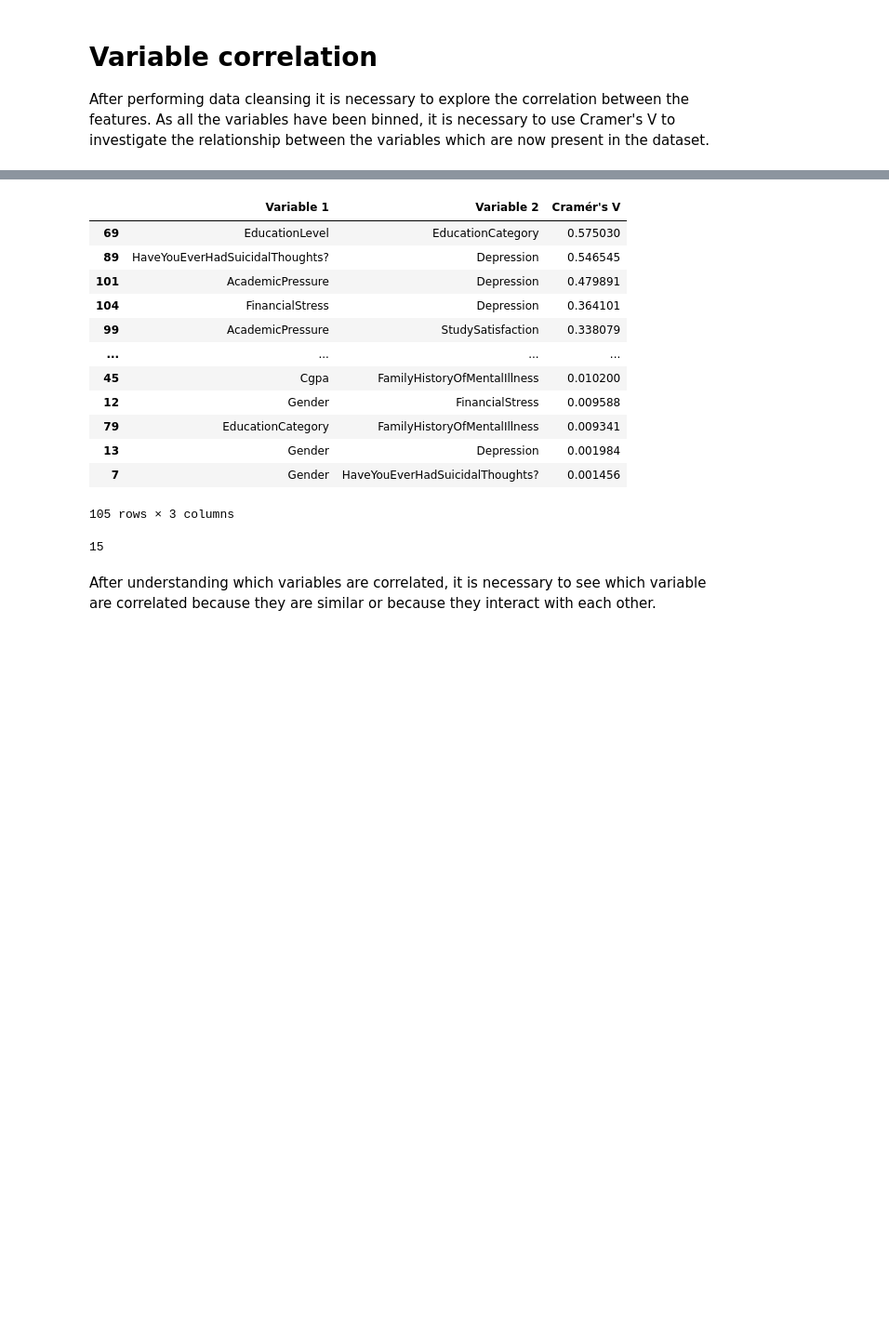
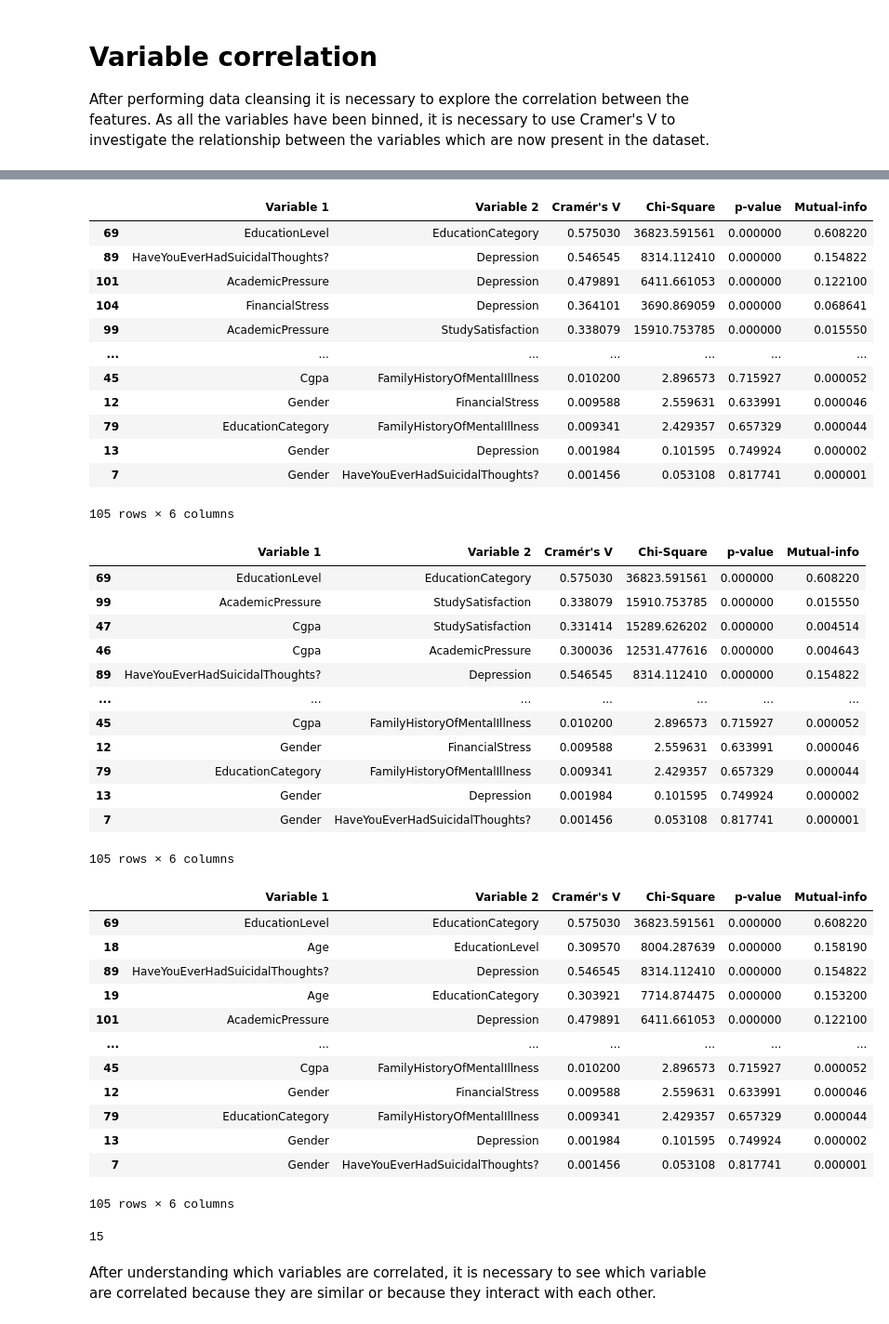
Before and after one commit to Shardyne/faikr3-project, a Jupyter notebook: Gio/data_preparation_gio.ipynb, the cells around one changed output, grey strips where cells are left out. Shown at 93% size. Drawn from its saved outputs; the diff is of its cells as text; code cells hidden in the pictures; blank space fills up the shorter version.

Commit message:
Addes chi-square + mutual_info

```diff
--- a/Gio/data_preparation_gio.ipynb
+++ b/Gio/data_preparation_gio.ipynb
@@ -473,33 +492,71 @@ After performing data cleansing it is necessary to explore the correlation betwe
 # %%
 from scipy.stats.contingency import association
+from scipy.stats import chi2_contingency
 import pandas as pd
 import itertools
+from sklearn.feature_selection import mutual_info_classif
 
 # store the values for cramer's V
-cramer=pd.DataFrame({'Variable 1':[], 'Variable 2':[], "Cramér's V":[]})
+cramer=pd.DataFrame({
+    'Variable 1':[], 'Variable 2':[],
+    "Cramér's V":[],
+    "Chi-Square":[],
+    "p-value":[],
+    "Mutual-info":[]
+})
 
 # Compute Cramer’s V recursively for all the columns
 for col1, col2 in itertools.combinations(df_final.columns, 2):
     cont_table=pd.crosstab(df_final[col1], df_final[col2])
     cram_v=association(cont_table, method='cramer')
-    cramer.loc[len(cramer)]=[col1, col2, cram_v]
+    chi2, p, dof, expected = chi2_contingency(cont_table)
+    mi = mutual_info_classif(df_final[[col1]], df_final[col2], discrete_features=True)
+    cramer.loc[len(cramer)]=[col1, col2, cram_v, chi2, p, mi[0]]
 
 display(cramer.sort_values(by="Cramér's V", ascending=False))
+display(cramer.sort_values(by="Chi-Square", ascending=False))
+display(cramer.sort_values(by="Mutual-info", ascending=False))
 print(len(cramer[cramer["Cramér's V"]>=0.15]))
 # %% [output]
-|  | Variable 1 | Variable 2 | Cramér's V |
-| 69 | EducationLevel | EducationCategory | 0.575030 |
-| 89 | HaveYouEverHadSuicidalThoughts? | Depression | 0.546545 |
-| 101 | AcademicPressure | Depression | 0.479891 |
-| 104 | FinancialStress | Depression | 0.364101 |
-| 99 | AcademicPressure | StudySatisfaction | 0.338079 |
-| ... | ... | ... | ... |
-| 45 | Cgpa | FamilyHistoryOfMentalIllness | 0.010200 |
-| 12 | Gender | FinancialStress | 0.009588 |
-| 79 | EducationCategory | FamilyHistoryOfMentalIllness | 0.009341 |
-| 13 | Gender | Depression | 0.001984 |
-| 7 | Gender | HaveYouEverHadSuicidalThoughts? | 0.001456 |
+|  | Variable 1 | Variable 2 | Cramér's V | Chi-Square | p-value | Mutual-info |
+| 69 | EducationLevel | EducationCategory | 0.575030 | 36823.591561 | 0.000000 | 0.608220 |
+| 89 | HaveYouEverHadSuicidalThoughts? | Depression | 0.546545 | 8314.112410 | 0.000000 | 0.154822 |
+| 101 | AcademicPressure | Depression | 0.479891 | 6411.661053 | 0.000000 | 0.122100 |
+| 104 | FinancialStress | Depression | 0.364101 | 3690.869059 | 0.000000 | 0.068641 |
+| 99 | AcademicPressure | StudySatisfaction | 0.338079 | 15910.753785 | 0.000000 | 0.015550 |
+| ... | ... | ... | ... | ... | ... | ... |
+| 45 | Cgpa | FamilyHistoryOfMentalIllness | 0.010200 | 2.896573 | 0.715927 | 0.000052 |
+| 12 | Gender | FinancialStress | 0.009588 | 2.559631 | 0.633991 | 0.000046 |
+| 79 | EducationCategory | FamilyHistoryOfMentalIllness | 0.009341 | 2.429357 | 0.657329 | 0.000044 |
+| 13 | Gender | Depression | 0.001984 | 0.101595 | 0.749924 | 0.000002 |
+| 7 | Gender | HaveYouEverHadSuicidalThoughts? | 0.001456 | 0.053108 | 0.817741 | 0.000001 |
-105 rows × 3 columns
+105 rows × 6 columns
+|  | Variable 1 | Variable 2 | Cramér's V | Chi-Square | p-value | Mutual-info |
+| 69 | EducationLevel | EducationCategory | 0.575030 | 36823.591561 | 0.000000 | 0.608220 |
+| 99 | AcademicPressure | StudySatisfaction | 0.338079 | 15910.753785 | 0.000000 | 0.015550 |
+| 47 | Cgpa | StudySatisfaction | 0.331414 | 15289.626202 | 0.000000 | 0.004514 |
+| 46 | Cgpa | AcademicPressure | 0.300036 | 12531.477616 | 0.000000 | 0.004643 |
+| 89 | HaveYouEverHadSuicidalThoughts? | Depression | 0.546545 | 8314.112410 | 0.000000 | 0.154822 |
+| ... | ... | ... | ... | ... | ... | ... |
+| 45 | Cgpa | FamilyHistoryOfMentalIllness | 0.010200 | 2.896573 | 0.715927 | 0.000052 |
+| 12 | Gender | FinancialStress | 0.009588 | 2.559631 | 0.633991 | 0.000046 |
+| 79 | EducationCategory | FamilyHistoryOfMentalIllness | 0.009341 | 2.429357 | 0.657329 | 0.000044 |
+| 13 | Gender | Depression | 0.001984 | 0.101595 | 0.749924 | 0.000002 |
+| 7 | Gender | HaveYouEverHadSuicidalThoughts? | 0.001456 | 0.053108 | 0.817741 | 0.000001 |
-15
+105 rows × 6 columns
+|  | Variable 1 | Variable 2 | Cramér's V | Chi-Square | p-value | Mutual-info |
+| 69 | EducationLevel | EducationCategory | 0.575030 | 36823.591561 | 0.000000 | 0.608220 |
+| 18 | Age | EducationLevel | 0.309570 | 8004.287639 | 0.000000 | 0.158190 |
+| 89 | HaveYouEverHadSuicidalThoughts? | Depression | 0.546545 | 8314.112410 | 0.000000 | 0.154822 |
+| 19 | Age | EducationCategory | 0.303921 | 7714.874475 | 0.000000 | 0.153200 |
+| 101 | AcademicPressure | Depression | 0.479891 | 6411.661053 | 0.000000 | 0.122100 |
+| ... | ... | ... | ... | ... | ... | ... |
+| 45 | Cgpa | FamilyHistoryOfMentalIllness | 0.010200 | 2.896573 | 0.715927 | 0.000052 |
+| 12 | Gender | FinancialStress | 0.009588 | 2.559631 | 0.633991 | 0.000046 |
+| 79 | EducationCategory | FamilyHistoryOfMentalIllness | 0.009341 | 2.429357 | 0.657329 | 0.000044 |
+| 13 | Gender | Depression | 0.001984 | 0.101595 | 0.749924 | 0.000002 |
+| 7 | Gender | HaveYouEverHadSuicidalThoughts? | 0.001456 | 0.053108 | 0.817741 | 0.000001 |
+105 rows × 6 columns
+15
 # %% [markdown]
 After understanding which variables are correlated, it is necessary to see which variable are correlated because they are similar or because they interact with each other.
```
Also changed, not shown: parts of 6 cells of this notebook.
